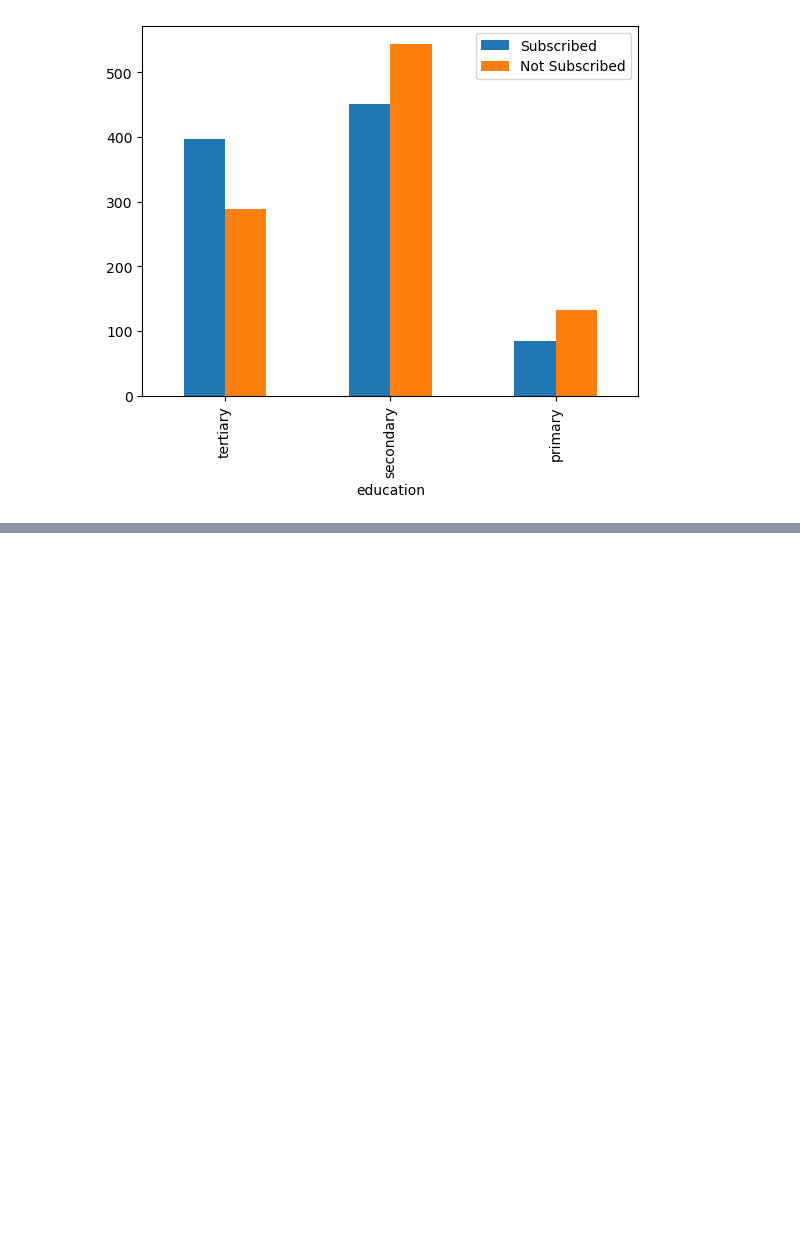
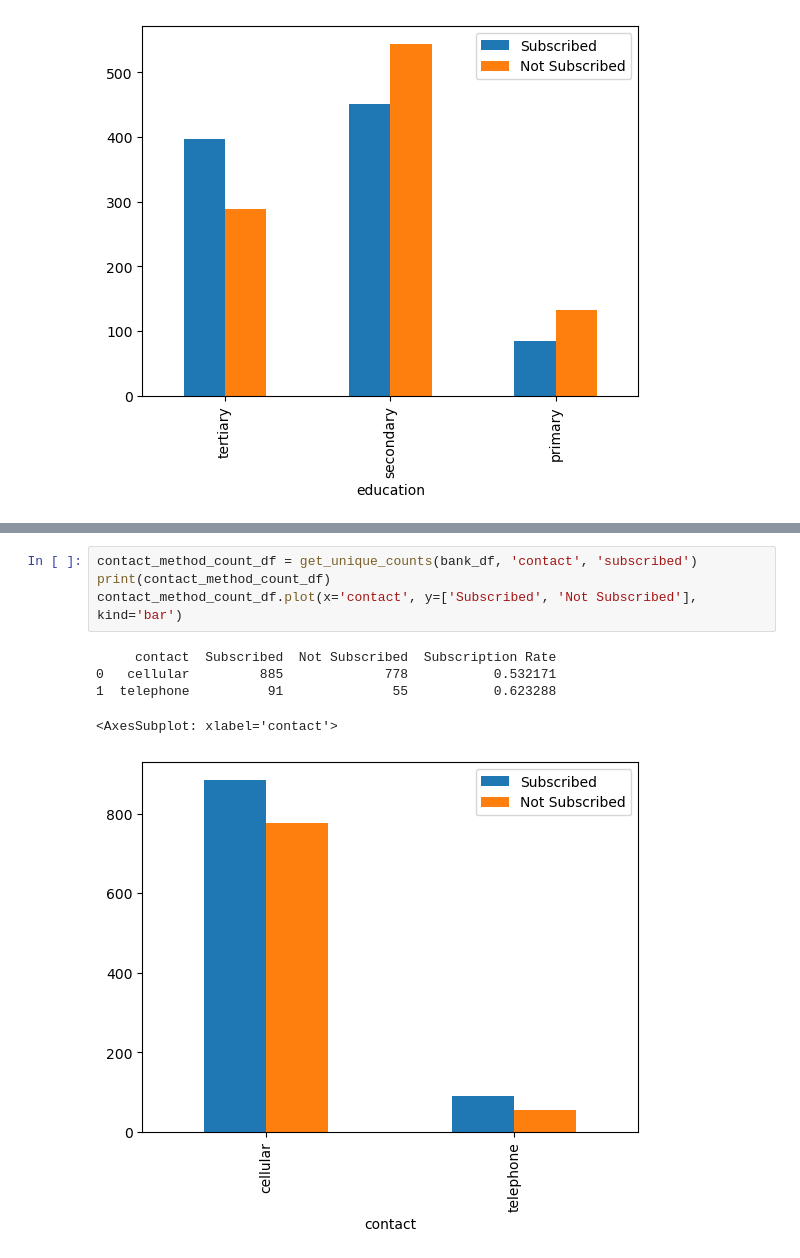
Before and after one commit to the-Tiege/etivity_1, a Jupyter notebook: TJ Dunne_16143892_etivity1.ipynb, the cells around one changed output, grey strips where cells are left out. Drawn from its saved outputs; the diff is of its cells as text; blank space fills up the shorter version.

```diff
--- a/TJ Dunne_16143892_etivity1.ipynb
+++ b/TJ Dunne_16143892_etivity1.ipynb
@@ -408,0 +425,10 @@ education_count_df.plot(x='education', y=['Subscribed', 'Not Subscribed'], kind=
+# %%
+contact_method_count_df = get_unique_counts(bank_df, 'contact', 'subscribed')
+print(contact_method_count_df)
+contact_method_count_df.plot(x='contact', y=['Subscribed', 'Not Subscribed'], kind='bar')
+# %% [output]
+     contact  Subscribed  Not Subscribed  Subscription Rate
+0   cellular         885             778           0.532171
+1  telephone          91              55           0.623288
+<AxesSubplot: xlabel='contact'>
+[figure, added]
```
Also changed, not shown: parts of 6 cells of this notebook.
